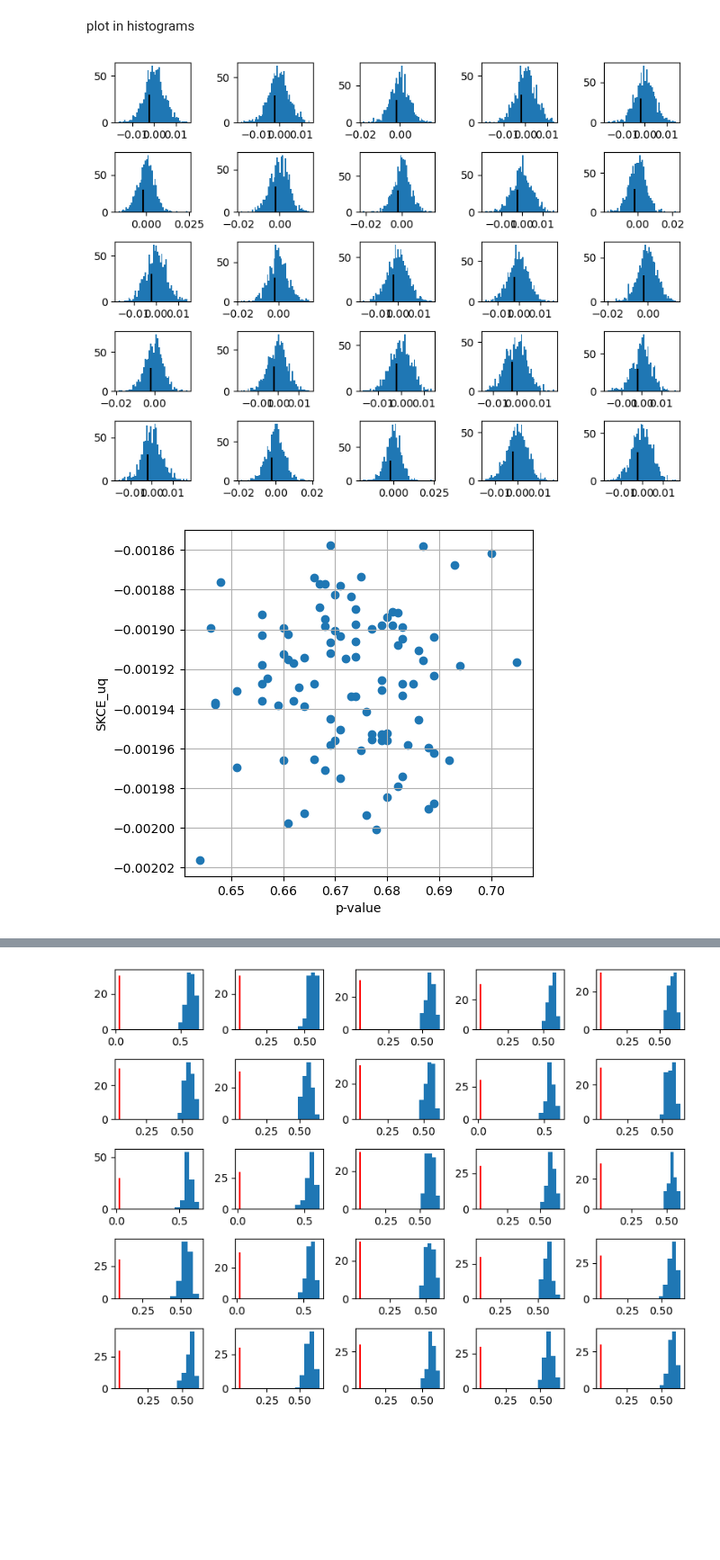
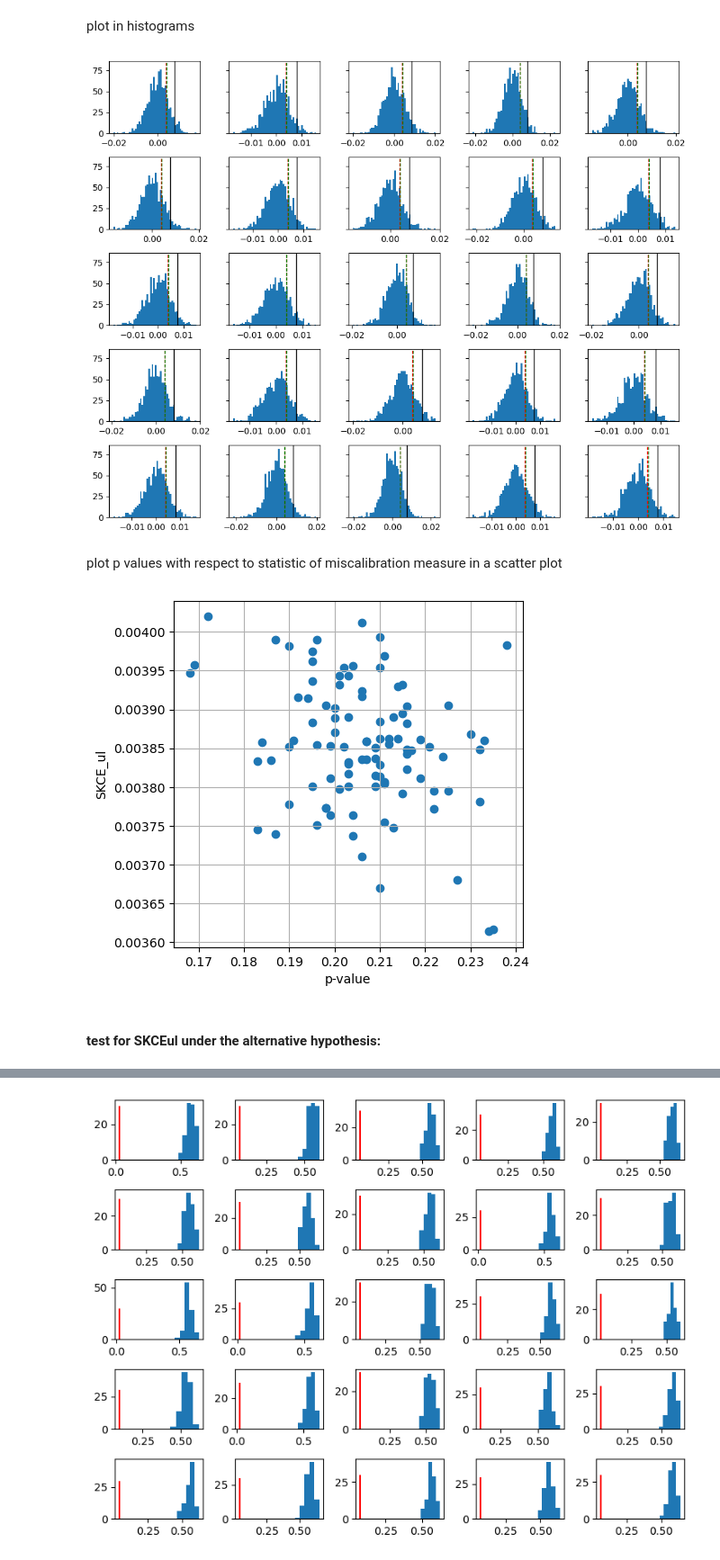
Before and after one commit to mkjuergens/EnsembleCalibration, a Jupyter notebook: ensemblecalibration/calibration/calibration_estimates/evaluate_dists.ipynb, the cells around one changed output, grey strips where cells are left out. Shown at 90% size. Saved outputs shown, nothing was run; the diff lists cells and outputs as text; code cells hidden in the pictures; blank space fills up the shorter version.

Commit message:
add notebook for evaluating disntance measures

```diff
--- a/ensemblecalibration/calibration/calibration_estimates/evaluate_dists.ipynb
+++ b/ensemblecalibration/calibration/calibration_estimates/evaluate_dists.ipynb
@@ -36,5 +27,7 @@ test for SKCEul:
 # %%
-p_probs, y_labels = experiment_h0(N=N_FEATURES, M=N_ENS, K=N_CLASSES, u=U_DIR)
+p_probs, y_labels, weights_l = experiment_h0(N=N_FEATURES, M=N_ENS, K=N_CLASSES, u=U_DIR,
+                                             output_weights=True, l_prior=10)
 
-stats, stats_h0, p_vals = npbe_test_v3_p_values(p_probs=p_probs, y_labels=y_labels,
-                                                params=config_p_value_analysis["SKCEul"]["params"])
+stats, stats_h0, p_vals, true_stat = npbe_test_v3_p_values(p_probs=p_probs, y_labels=y_labels,
+                                                params=config_p_value_analysis["SKCEul"]["params"],
+                                                weights_l=weights_l)
@@ -55,21 +34,29 @@ array([0.689, 0.66 , 0.668, 0.686, 0.681, 0.686, 0.664, 0.705, 0.692,
 # %% [markdown]
 plot in histograms
 # %%
-fig, ax = plt.subplots(5,5, figsize=(8,6),)
+fig, ax = plt.subplots(5,5, figsize=(10,8), sharey=True)
 count = 0
 for i in range(5):
     for j in range(5):
         ax[i,j].hist(stats_h0[count, :], bins=50)
-        ax[i,j].vlines(x=stats[count], ymin=0, ymax=30)
+        ax[i,j].axvline(x=stats[count], ymin=0, color='r', linestyle='--', linewidth=1)
+        # calculate 95 % quantile
+        q = np.quantile(stats_h0[count, :], 0.95)
+        ax[i, j].axvline(x=q, ymin=0, color='black', linewidth=1)
+        ax[i,j].axvline(x=true_stat, color='g', linestyle='--', linewidth=1)
         count +=1
 plt.tight_layout()
 # %% [output]
-[figure, old version]
+[figure, new version]
+# %% [markdown]
+plot p values with respect to statistic of miscalibration measure in a scatter plot
 # %%
 fig, ax = plt.subplots(figsize=(5,5))
 ax.scatter(p_vals, stats)
 ax.set_xlabel("p-value")
-ax.set_ylabel("SKCE_uq")
+ax.set_ylabel("SKCE_ul")
 plt.grid()
 # %% [output]
-[figure, old version]
+[figure, new version]
+# %% [markdown]
+#### test for SKCEul under the alternative hypothesis:
```
Also changed, not shown: parts of 59 cells of this notebook.
